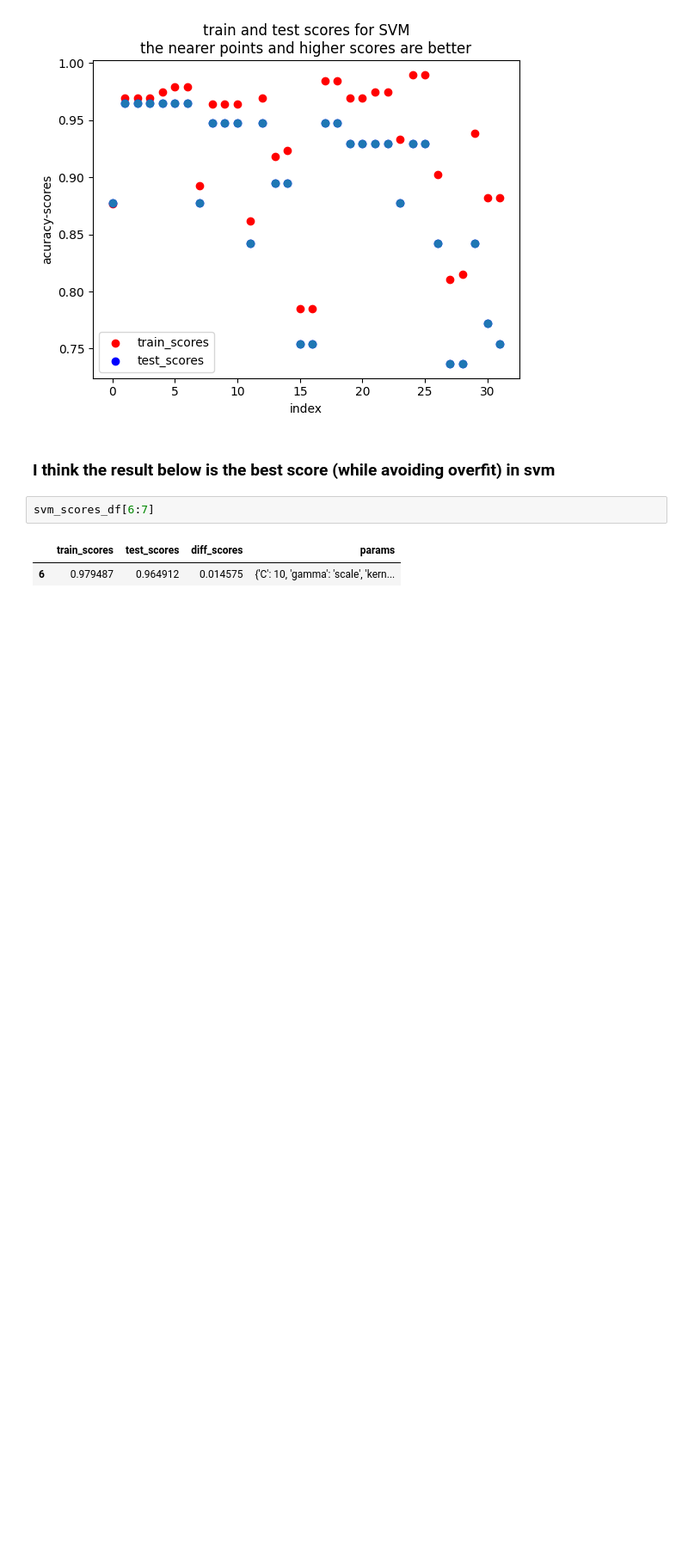
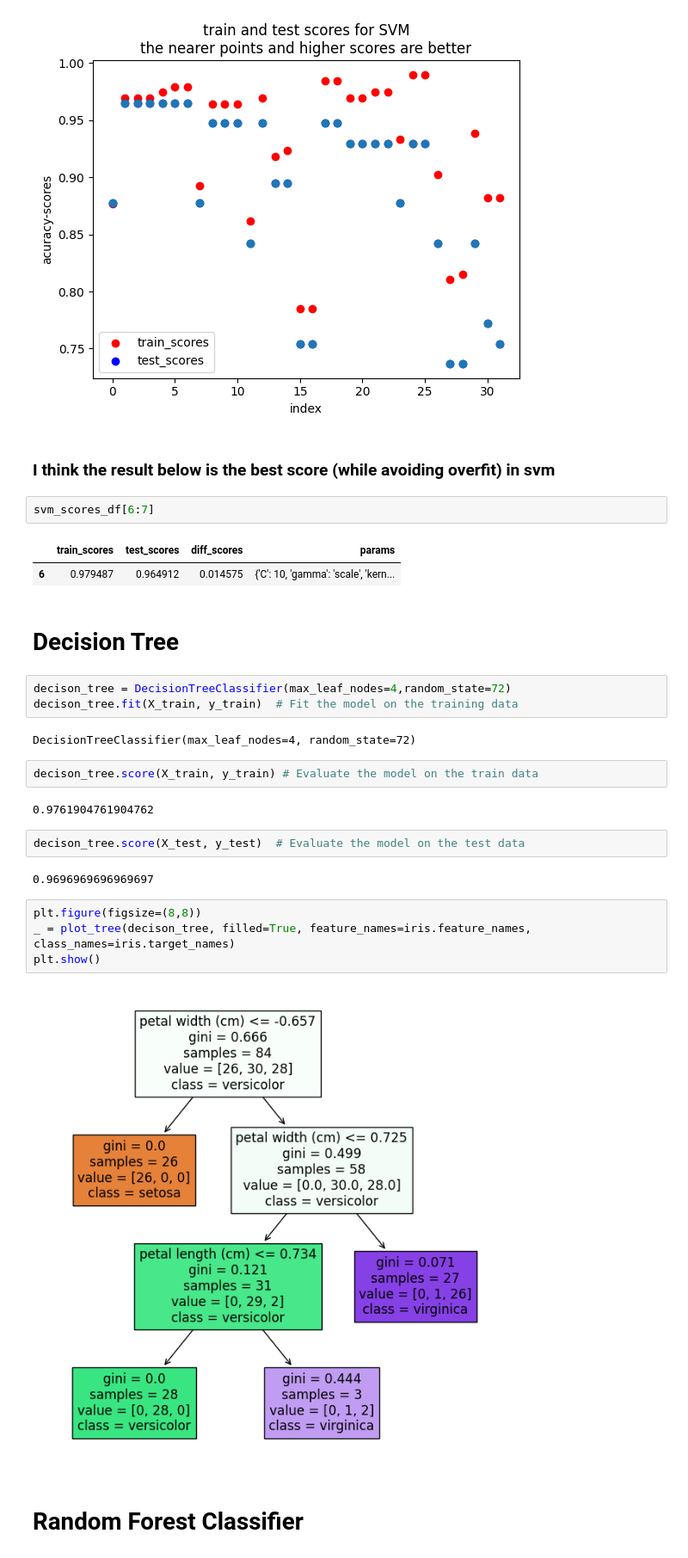
Before and after one commit to Khoshbayani/iris_DS, a Jupyter notebook: iris-matchine-learning.ipynb, the cells around one changed output. Shown at 86% size. Cells and saved outputs as stored; diff of their text form; blank space fills up the shorter version.

```diff
--- a/iris-matchine-learning.ipynb
+++ b/iris-matchine-learning.ipynb
@@ -260,3 +262,26 @@ svm_scores_df[6:7]
 # %% [output]
 |  | train_scores | test_scores | diff_scores | params |
 | 6 | 0.979487 | 0.964912 | 0.014575 | {'C': 10, 'gamma': 'scale', 'kern... |
+# %% [markdown]
+# Decision Tree
+# %%
+decison_tree = DecisionTreeClassifier(max_leaf_nodes=4,random_state=72)
+decison_tree.fit(X_train, y_train)  # Fit the model on the training data
+# %% [output]
+DecisionTreeClassifier(max_leaf_nodes=4, random_state=72)
+# %%
+decison_tree.score(X_train, y_train) # Evaluate the model on the train data
+# %% [output]
+0.9761904761904762
+# %%
+decison_tree.score(X_test, y_test)  # Evaluate the model on the test data
+# %% [output]
+0.9696969696969697
+# %%
+plt.figure(figsize=(8,8))
+_ = plot_tree(decison_tree, filled=True, feature_names=iris.feature_names, class_names=iris.target_names)
+plt.show()
+# %% [output]
+[figure, added]
+# %% [markdown]
+# Random Forest Classifier
```
Also changed, not shown: parts of 5 cells of this notebook.
